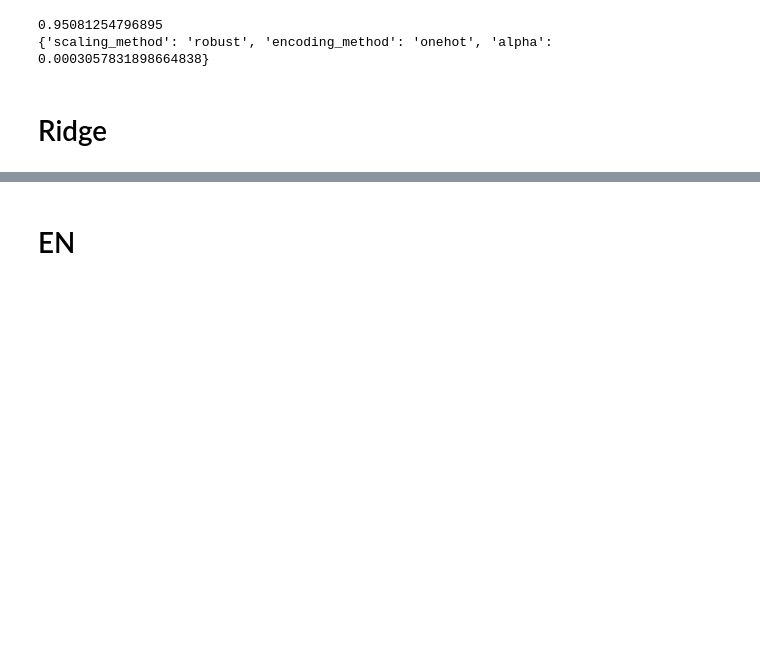
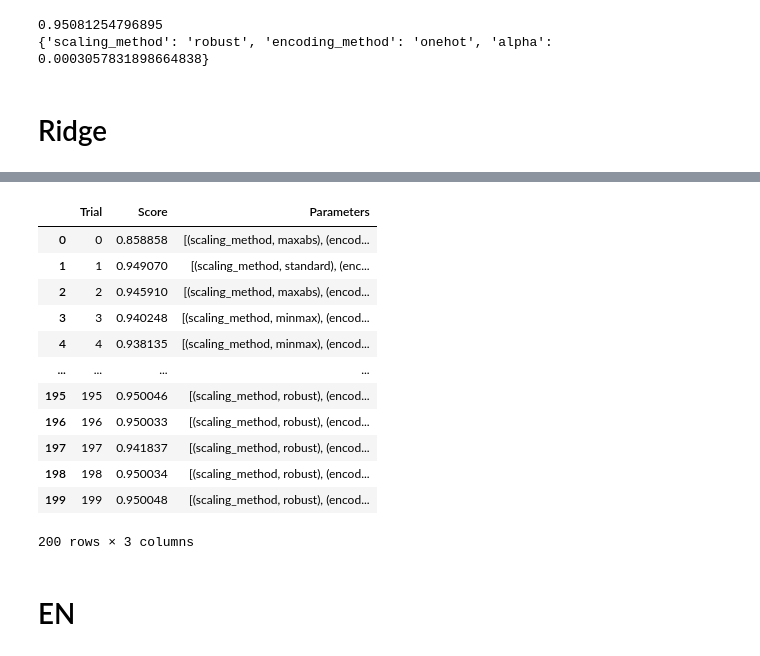
Before and after one commit to Na-ta-lie/Ames-Price-Prediction, a Jupyter notebook: final_project/Optuna_tuned_models.ipynb, the cells around one changed output, grey strips where cells are left out. Drawn from its saved outputs; the diff is of its cells as text; code cells hidden in the pictures; blank space fills up the shorter version.

```diff
--- a/final_project/Optuna_tuned_models.ipynb
+++ b/final_project/Optuna_tuned_models.ipynb
@@ -414,0 +415,32 @@ print(study_ridge.best_params)
+# %%
+trial_number = []
+score = []
+parameters = []
+optuna_dict = {}
+trials = range(200)
+
+for trial in trials:
+    trial_number.append(study_ridge.get_trials()[trial].number)
+    score.append(study_ridge.get_trials()[trial].value)
+    parameters.append(list(study_ridge.get_trials()[trial].params.items()))
+
+optuna_dict['Trial'] = trial_number
+optuna_dict['Score'] = score
+optuna_dict['Parameters'] = parameters
+
+optuna_ridge = pd.DataFrame.from_dict(optuna_dict)
+optuna_ridge
+# %% [output]
+|  | Trial | Score | Parameters |
+| 0 | 0 | 0.858858 | [(scaling_method, maxabs), (encod... |
+| 1 | 1 | 0.949070 | [(scaling_method, standard), (enc... |
+| 2 | 2 | 0.945910 | [(scaling_method, maxabs), (encod... |
+| 3 | 3 | 0.940248 | [(scaling_method, minmax), (encod... |
+| 4 | 4 | 0.938135 | [(scaling_method, minmax), (encod... |
+| ... | ... | ... | ... |
+| 195 | 195 | 0.950046 | [(scaling_method, robust), (encod... |
+| 196 | 196 | 0.950033 | [(scaling_method, robust), (encod... |
+| 197 | 197 | 0.941837 | [(scaling_method, robust), (encod... |
+| 198 | 198 | 0.950034 | [(scaling_method, robust), (encod... |
+| 199 | 199 | 0.950048 | [(scaling_method, robust), (encod... |
+200 rows × 3 columns
```
Also changed, not shown: parts of 35 cells of this notebook, 1 other file.
